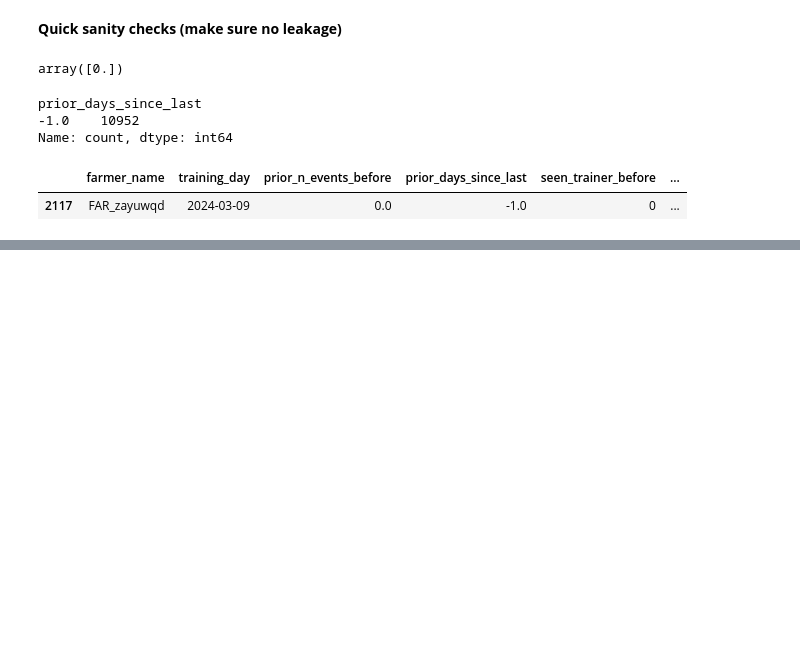
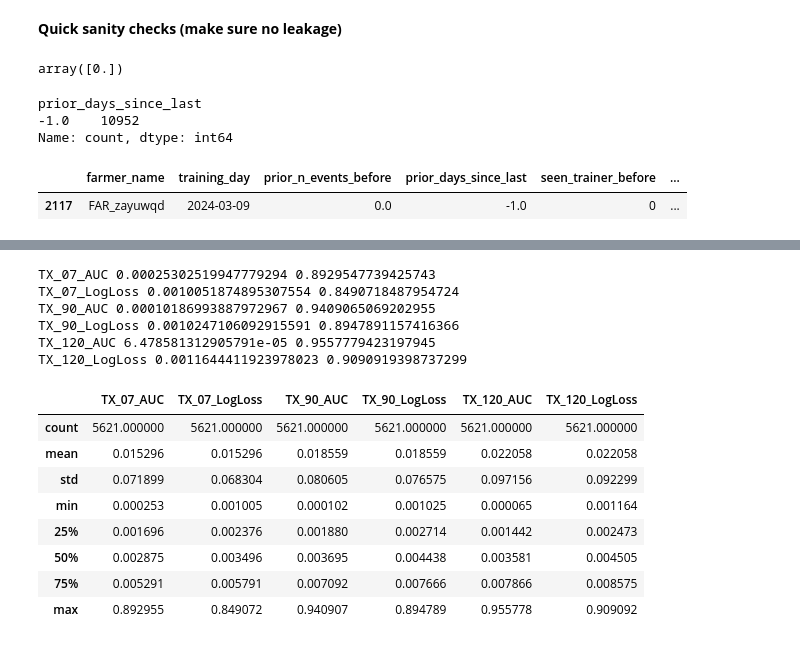
Before and after one commit to theerealhenry/DigiCow-ML-Project, a Jupyter notebook: Project DigiCow.ipynb, the cells around one changed output, grey strips where cells are left out. Drawn from its saved outputs; the diff is of its cells as text; code cells hidden in the pictures; blank space fills up the shorter version.

```diff
--- a/Project DigiCow.ipynb
+++ b/Project DigiCow.ipynb
@@ -975,0 +1166,40 @@ train_merged.loc[train_merged["farmer_name"]==f, cols_show].sort_values("trainin
+# %%
+# Output two probability versions per target
+# We will use:
+    # AUC column: raw model probabilities (good ranking)
+    # LogLoss column: slightly “smoothed” probabilities (reduces extreme confidence)
+
+
+# define function for a simple and safe smoothing:
+def smooth_probs(p, alpha=0.05):
+    """
+    Shrinks probabilities slightly toward the overall mean.
+    This improves logloss stability for very imbalanced targets.
+    """
+    p = np.asarray(p)
+    p_mean = p.mean()
+    return (1 - alpha) * p + alpha * p_mean
+# %%
+# Now build submission predictions:
+
+preds_auc = {}
+preds_ll = {}
+
+for horizon in TARGETS.keys():
+    p = test_preds[horizon]
+    preds_auc[horizon] = np.clip(p, 1e-6, 1-1e-6)
+    preds_ll[horizon]  = np.clip(smooth_probs(p, alpha=0.05), 1e-6, 1-1e-6)
+# %%
+# Build the submission file
+
+sub = pd.DataFrame({
+    "ID": test_merged["ID"],  # ensure this exists
+    "TX_07_AUC": preds_auc["07"],
+    "TX_07_LogLoss": preds_ll["07"],
+    "TX_90_AUC": preds_auc["90"],
+    "TX_90_LogLoss": preds_ll["90"],
+    "TX_120_AUC": preds_auc["120"],
+    "TX_120_LogLoss": preds_ll["120"],
+})
+
+sub.head()
@@ -975,0 +1235,27 @@ train_merged.loc[train_merged["farmer_name"]==f, cols_show].sort_values("trainin
+# %%
+# 2) All probabilities between 0 and 1
+
+for c in sub.columns:
+    if c != "ID":
+        print(c, sub[c].min(), sub[c].max())
+# %% [output]
+TX_07_AUC 0.00025302519947779294 0.8929547739425743
+TX_07_LogLoss 0.0010051874895307554 0.8490718487954724
+TX_90_AUC 0.00010186993887972967 0.9409065069202955
+TX_90_LogLoss 0.0010247106092915591 0.8947891157416366
+TX_120_AUC 6.478581312905791e-05 0.9557779423197945
+TX_120_LogLoss 0.0011644411923978023 0.9090919398737299
+# %%
+# 3) Basic distribution check
+
+sub.describe()
+# %% [output]
+|  | TX_07_AUC | TX_07_LogLoss | TX_90_AUC | TX_90_LogLoss | TX_120_AUC | TX_120_LogLoss |
+| count | 5621.000000 | 5621.000000 | 5621.000000 | 5621.000000 | 5621.000000 | 5621.000000 |
+| mean | 0.015296 | 0.015296 | 0.018559 | 0.018559 | 0.022058 | 0.022058 |
+| std | 0.071899 | 0.068304 | 0.080605 | 0.076575 | 0.097156 | 0.092299 |
+| min | 0.000253 | 0.001005 | 0.000102 | 0.001025 | 0.000065 | 0.001164 |
+| 25% | 0.001696 | 0.002376 | 0.001880 | 0.002714 | 0.001442 | 0.002473 |
+| 50% | 0.002875 | 0.003496 | 0.003695 | 0.004438 | 0.003581 | 0.004505 |
+| 75% | 0.005291 | 0.005791 | 0.007092 | 0.007666 | 0.007866 | 0.008575 |
+| max | 0.892955 | 0.849072 | 0.940907 | 0.894789 | 0.955778 | 0.909092 |
```
Also changed, not shown: parts of 13 cells of this notebook, 5 other files.
